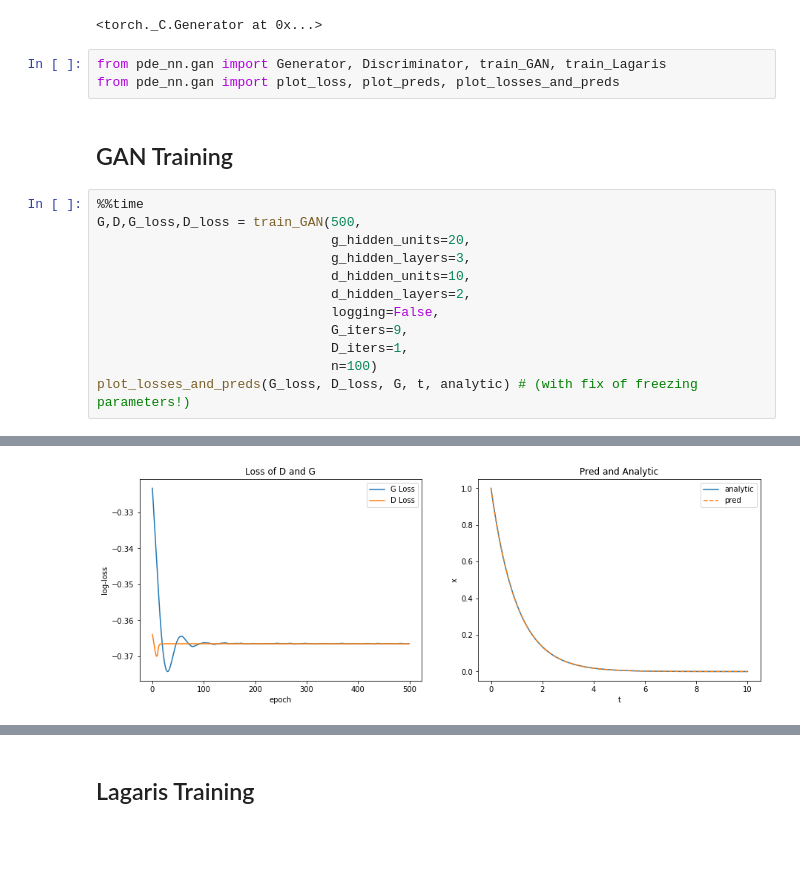
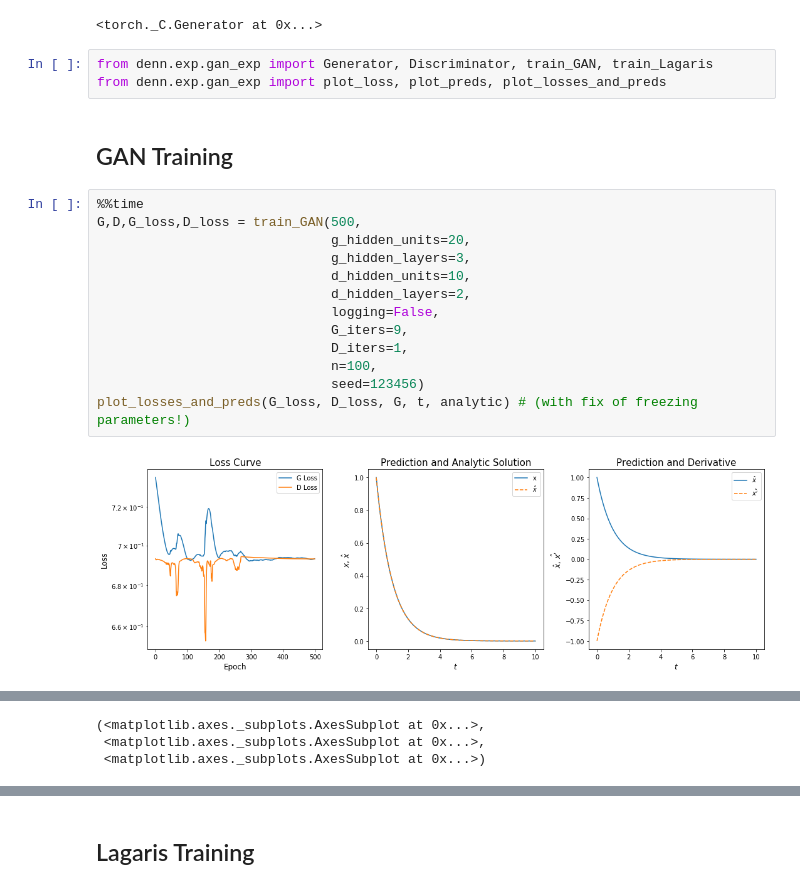
Before and after one commit to dylanrandle/denn, a Jupyter notebook: notebooks/GAN.ipynb, the cells around one changed output, grey strips where cells are left out. Drawn from its saved outputs; the diff is of its cells as text; blank space fills up the shorter version.

```diff
--- a/notebooks/GAN.ipynb
+++ b/notebooks/GAN.ipynb
@@ -57,20 +57,22 @@ torch.manual_seed(1337)
 # %% [output]
 <torch._C.Generator at 0x...>
 # %%
-from pde_nn.gan import Generator, Discriminator, train_GAN, train_Lagaris
-from pde_nn.gan import plot_loss, plot_preds, plot_losses_and_preds
+from denn.exp.gan_exp import Generator, Discriminator, train_GAN, train_Lagaris
+from denn.exp.gan_exp import plot_loss, plot_preds, plot_losses_and_preds
 # %% [markdown]
 ## GAN Training
 # %%
 %%time
 G,D,G_loss,D_loss = train_GAN(500,
                               g_hidden_units=20,
                               g_hidden_layers=3,
                               d_hidden_units=10,
                               d_hidden_layers=2,
                               logging=False,
                               G_iters=9,
                               D_iters=1,
-                              n=100)
+                              n=100,
+                              seed=123456)
 plot_losses_and_preds(G_loss, D_loss, G, t, analytic) # (with fix of freezing parameters!)
 # %% [output]
+[figure, new version]
@@ -79 +81,3 @@ Wall time: 23.5 s
-[figure, old version]
+(<matplotlib.axes._subplots.AxesSubplot at 0x...>,
+ <matplotlib.axes._subplots.AxesSubplot at 0x...>,
+ <matplotlib.axes._subplots.AxesSubplot at 0x...>)
```
Also changed, not shown: parts of 11 cells of this notebook, 1 other file.
